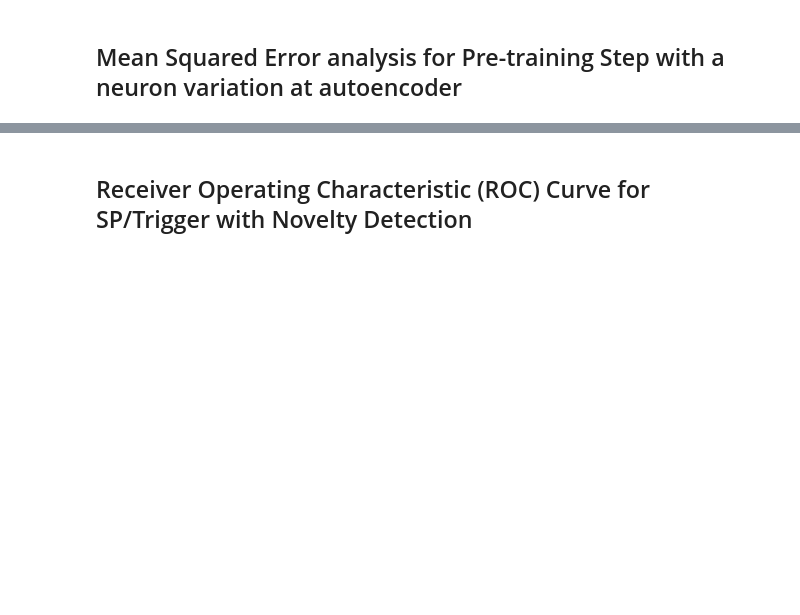
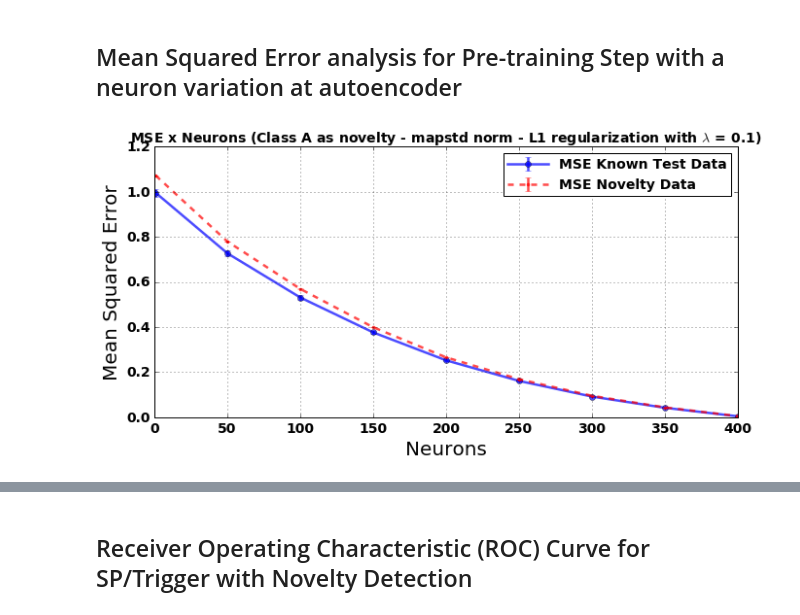
Before and after one commit to natmourajr/SonarAnalysis, a Jupyter notebook: Packages/NoveltyDetection/StackedAutoEncoders/SAERawDataNoveltyDetectionAnalysis.ipynb, the cells around one changed output, grey strips where cells are left out. Cells and saved outputs as stored; diff of their text form; code cells hidden in the pictures; blank space fills up the shorter version.

```diff
--- a/Packages/NoveltyDetection/StackedAutoEncoders/SAERawDataNoveltyDetectionAnalysis.ipynb
+++ b/Packages/NoveltyDetection/StackedAutoEncoders/SAERawDataNoveltyDetectionAnalysis.ipynb
@@ -12,7 +12,7 @@ sys.path.insert(0,'..')
 
 from noveltyDetectionConfig import CONFIG
 import numpy as np
-
+import itertools
 import multiprocessing
 
 from SAENoveltyDetectionAnalysis import SAENoveltyDetectionAnalysis
@@ -25,7 +25,8 @@ analysis_name = 'StackedAutoEncoder'
 data_path = CONFIG['OUTPUTDATAPATH']
 results_path = CONFIG['PACKAGE_NAME']
 
-analysis = SAENoveltyDetectionAnalysis(analysis_name="StackedAutoEncoder", development_flag = False, development_events=400, loadData=True)
+analysis = SAENoveltyDetectionAnalysis(analysis_name="StackedAutoEncoder", development_flag = False, development_events=400, n_windows=1,
+                                       loadData=True)
 all_data, all_trgt, trgt_sparse = analysis.getData()
 # %% [output]
 Using TensorFlow backend.
@@ -77,5 +128,6 @@ SAE = analysis.getSAEModels()
 # %%
-for inovelty in range(1):
+
+for inovelty in range(len(analysis.class_labels[0])):
     startTime = time.time()
     analysis.train(layer=1,
                    inovelty=inovelty,
@@ -83,7 +135,7 @@ for inovelty in range(1):
                    trainingType="foldSweep", #foldSweep, neuronSweep, normal
                    hidden_neurons=[400],
                    neurons_variation_step=25,
-                   numThreads=4,
+                   numThreads=8,
                    regularizer=None,
                    regularizer_param=0)
     print "The training of the model for novelty {0} took {1} seconds to be performed\n".format(analysis.class_labels[inovelty], time.time() - startTime)
@@ -385,0 +311,77 @@ print '%s neurons'%neurons_str
+# %%
+# Neuron variation x KL Divergence
+%matplotlib inline
+import matplotlib.pyplot as plt
+
+# Choose layer
+layer = 1
+
+# Choose neurons topology
+hidden_neurons = range(400,0,-50) + [2]
+
+# generate analysis data
+save_path=results_path
+
+current_analysis = 'mean_squared_error_%i_layer_%i_novelty'%(layer, inovelty)
+analysis_str = 'StackedAutoEncoder'
+model_prefix_str = 'RawData'
+
+verbose = True
+
+# Plot parameters
+plt.rcParams['font.weight'] = 'bold'
+plt.rcParams['xtick.labelsize'] = 14
+plt.rcParams['ytick.labelsize'] = 14
+plt.rcParams['legend.numpoints'] = 1
+plt.rcParams['legend.handlelength'] = 3
+plt.rcParams['legend.borderpad'] = 0.3
+plt.rcParams['legend.fontsize'] = 14
+m_colors = ['b', 'r', 'g', 'y']
+figsize = (10,5)
+
+for regularizer in regularizers:
+    for regularizer_param in regularizer_params:
+        for inovelty in range(len(analysis.class_labels)):
+            # Results
+            mse_known = np.zeros([len(neurons_mat), analysis.n_folds])
+            mse_novelty = np.zeros([len(neurons_mat), analysis.n_folds])
+            for ineuron_index in range(len(neurons_mat)):
+                for ifold in range(analysis.n_folds):
+                    mse_known[ineuron_index, ifold] = results[ineuron_index, ifold, inovelty,
+                                                  regularizers.index(regularizer),
+                                                  regularizer_params.index(regularizer_param)]['mse_known']
+                    mse_novelty[ineuron_index, ifold] = results[ineuron_index, ifold, inovelty,
+                                                  regularizers.index(regularizer),
+                                                  regularizer_params.index(regularizer_param)]['mse_novelty']
+
+            # Plot results
+            fig = plt.subplots(figsize=figsize)
+            ax = plt.subplot(1,1,1)
+
+            ax.errorbar(neurons_mat, np.mean(mse_known, axis=1),
+                        np.std(mse_known, axis=1),fmt='o-',
+                        color='b',alpha=0.7,linewidth=2.5,
+                        label='MSE Known Test Data')
+            ax.errorbar(neurons_mat, np.mean(mse_novelty, axis=1),
+                        np.std(mse_novelty, axis=1),fmt='.--',
+                        color='r',alpha=0.7,linewidth=2.5,
+                        label='MSE Novelty Data')
+
+            ax.set_title('MSE x Neurons (Class {} as novelty - {} norm - {} regularization with $\lambda$ = {})'.format(analysis.class_labels[inovelty],
+                                                                                                                        analysis.trn_params.params['norm'],
+                                                                                                                        regularizer.upper(), regularizer_param)
+                         , fontsize=14, fontweight='bold')
+
+            ax.set_ylabel('Mean Squared Error', fontsize=20)
+            ax.set_xlabel('Neurons', fontsize=20)
+            ax.grid()
+            ax.legend()
+            plt.tight_layout()
+
+            plt.show()
+
+#Save the figure
+# file_name = pict_results_path+'/'+current_analysis+'_%i_novelty_%s_neurons_'%(inovelty,neurons_str)+trn_params.get_params_str()+'.pdf'
+# plt.savefig(file_name)
+# %% [output]
+[figure, added]
```
Also changed, not shown: parts of 12 cells of this notebook, 4 other files.
